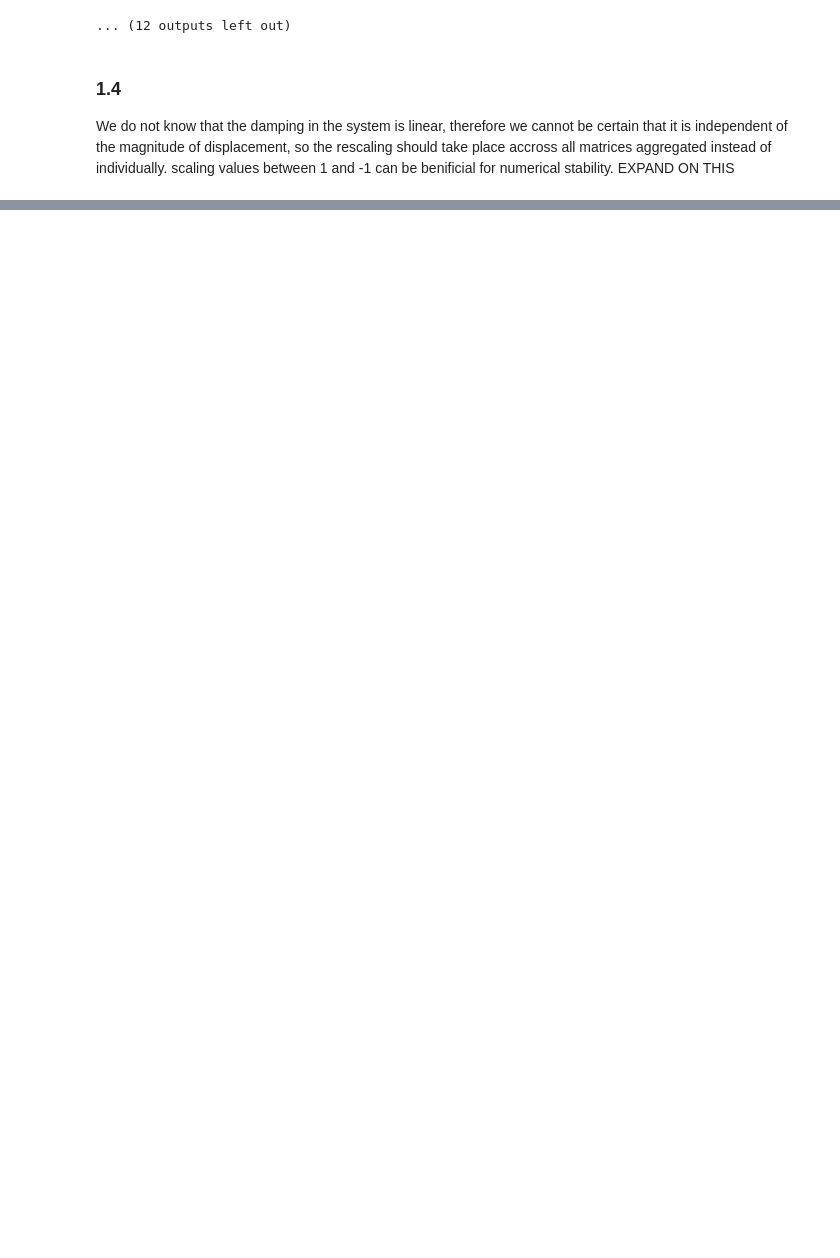
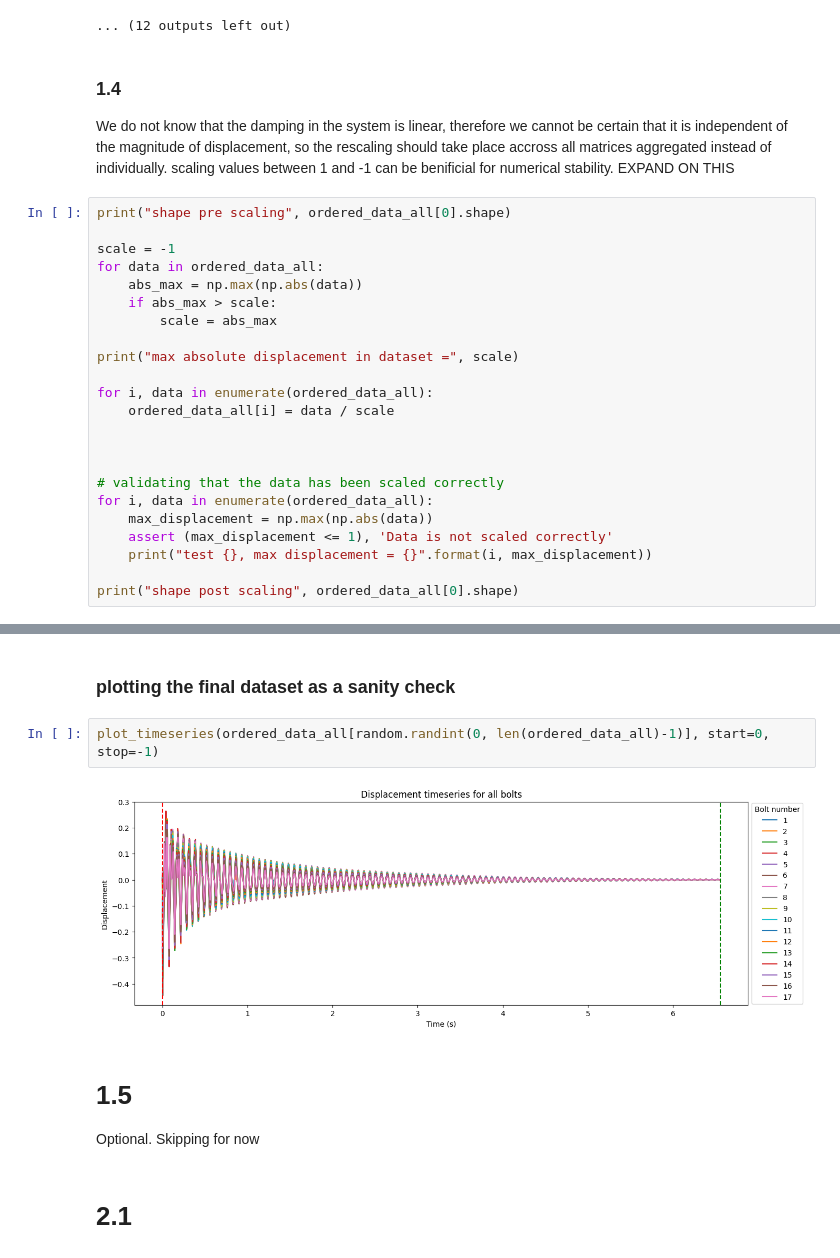
Before and after one commit to ck21706/DDPM_Coursework, a Jupyter notebook: solution_notebook.ipynb, the cells around one changed output, grey strips where cells are left out. Saved outputs shown, nothing was run; the diff lists cells and outputs as text; blank space fills up the shorter version.

```diff
--- a/solution_notebook.ipynb
+++ b/solution_notebook.ipynb
@@ -157,3 +163,26 @@ for data in ordered_data_all:
 # %% [markdown]
 ### 1.4
 We do not know that the damping in the system is linear, therefore we cannot be certain that it is independent of the magnitude of displacement, so the rescaling should take place accross all matrices aggregated instead of individually. scaling values between 1 and -1 can be benificial for numerical stability. EXPAND ON THIS
+# %%
+print("shape pre scaling", ordered_data_all[0].shape)
+
+scale = -1
+for data in ordered_data_all:
+    abs_max = np.max(np.abs(data))
+    if abs_max > scale:
+        scale = abs_max
+
+print("max absolute displacement in dataset =", scale)
+
+for i, data in enumerate(ordered_data_all):
+    ordered_data_all[i] = data / scale
+
+
+
+# validating that the data has been scaled correctly
+for i, data in enumerate(ordered_data_all):
+    max_displacement = np.max(np.abs(data))
+    assert (max_displacement <= 1), 'Data is not scaled correctly'
+    print("test {}, max displacement = {}".format(i, max_displacement))
+
+print("shape post scaling", ordered_data_all[0].shape)
@@ -159,0 +207,11 @@ We do not know that the damping in the system is linear, therefore we cannot be
+# %% [markdown]
+### plotting the final dataset as a sanity check
+# %%
+plot_timeseries(ordered_data_all[random.randint(0, len(ordered_data_all)-1)], start=0, stop=-1)
+# %% [output]
+[figure, added]
+# %% [markdown]
+# 1.5
+Optional. Skipping for now
+# %% [markdown]
+# 2.1
```
Also changed, not shown: parts of 15 cells of this notebook.
